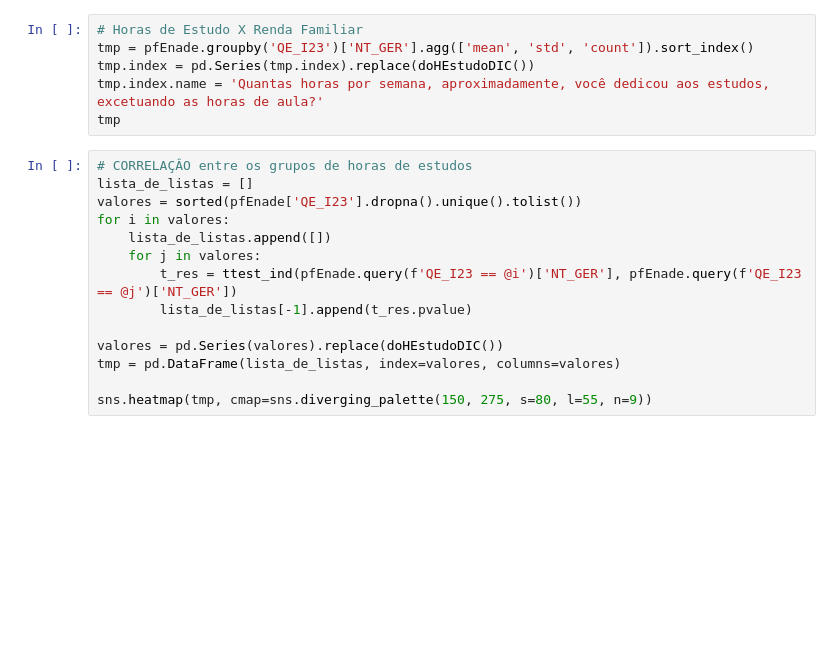
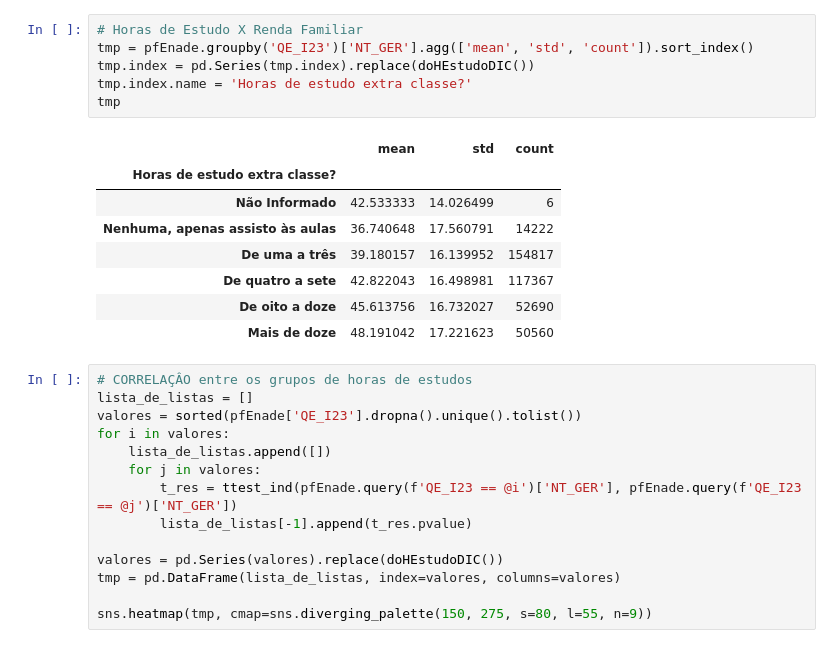
Before and after one commit to svponte/md, a Jupyter notebook: kg.ipynb, the cells around one changed output. Saved outputs shown, nothing was run; the diff lists cells and outputs as text; blank space fills up the shorter version.

```diff
--- a/kg.ipynb
+++ b/kg.ipynb
@@ -66,9 +73,18 @@ tmp
 # %%
 # Horas de Estudo X Renda Familiar
 tmp = pfEnade.groupby('QE_I23')['NT_GER'].agg(['mean', 'std', 'count']).sort_index()
 tmp.index = pd.Series(tmp.index).replace(doHEstudoDIC())
-tmp.index.name = 'Quantas horas por semana, aproximadamente, você dedicou aos estudos, excetuando as horas de aula?'
+tmp.index.name = 'Horas de estudo extra classe?'
 tmp
+# %% [output]
+|  | mean | std | count |
+| Horas de estudo extra classe? |  |  |  |
+| Não Informado | 42.533333 | 14.026499 | 6 |
+| Nenhuma, apenas assisto às aulas | 36.740648 | 17.560791 | 14222 |
+| De uma a três | 39.180157 | 16.139952 | 154817 |
+| De quatro a sete | 42.822043 | 16.498981 | 117367 |
+| De oito a doze | 45.613756 | 16.732027 | 52690 |
+| Mais de doze | 48.191042 | 17.221623 | 50560 |
 # %%
 # CORRELAÇÂO entre os grupos de horas de estudos
 lista_de_listas = []
```
Also changed, not shown: parts of 9 cells of this notebook, 1 other file.
